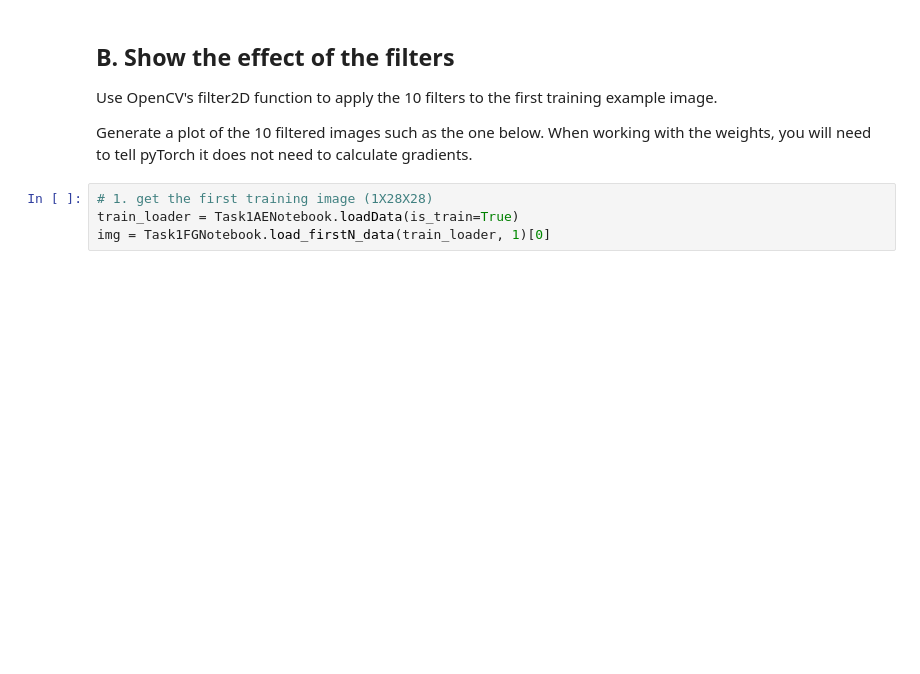
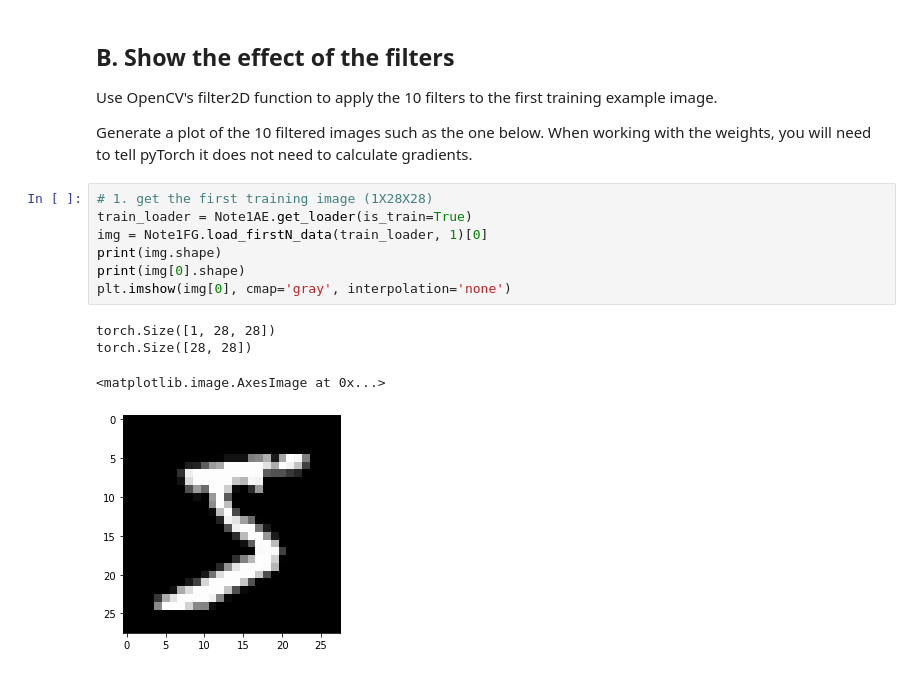
Before and after one commit to freecode23/vision-MNIST, a Jupyter notebook: Task2.ipynb, the cells around one changed output. Drawn from its saved outputs; the diff is of its cells as text; blank space fills up the shorter version.

```diff
--- a/Task2.ipynb
+++ b/Task2.ipynb
@@ -91,8 +93,16 @@ Use OpenCV's filter2D function to apply the 10 filters to the first training exa
 Generate a plot of the 10 filtered images such as the one below. When working with the weights, you will need to tell pyTorch it does not need to calculate gradients.
 # %%
 # 1. get the first training image (1X28X28)
-train_loader = Task1AENotebook.loadData(is_train=True)
-img = Task1FGNotebook.load_firstN_data(train_loader, 1)[0]
+train_loader = Note1AE.get_loader(is_train=True)
+img = Note1FG.load_firstN_data(train_loader, 1)[0]
+print(img.shape)
+print(img[0].shape)
+plt.imshow(img[0], cmap='gray', interpolation='none')
+# %% [output]
+torch.Size([1, 28, 28])
+torch.Size([28, 28])
+<matplotlib.image.AxesImage at 0x...>
+[figure, added]
 # %%
 # 2. apply first conv filter to the image
 with torch.no_grad():
```
Also changed, not shown: parts of 16 cells of this notebook, 2 other files.
